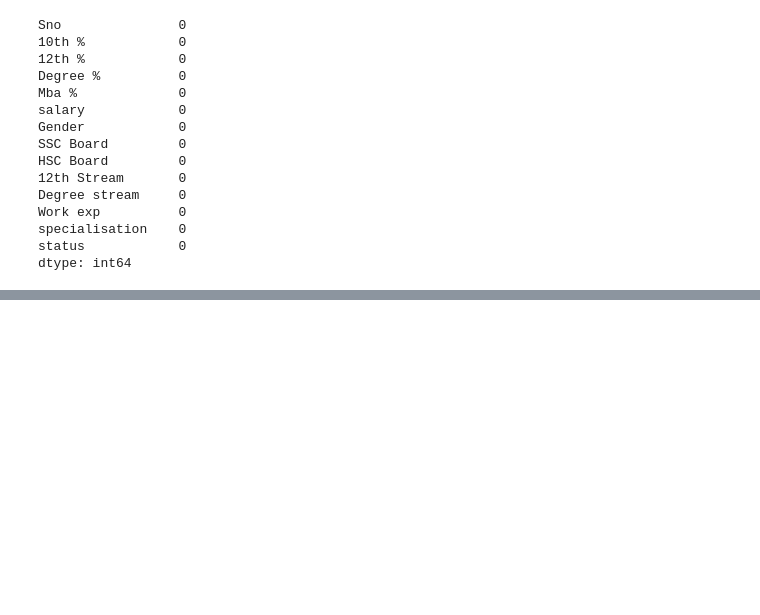
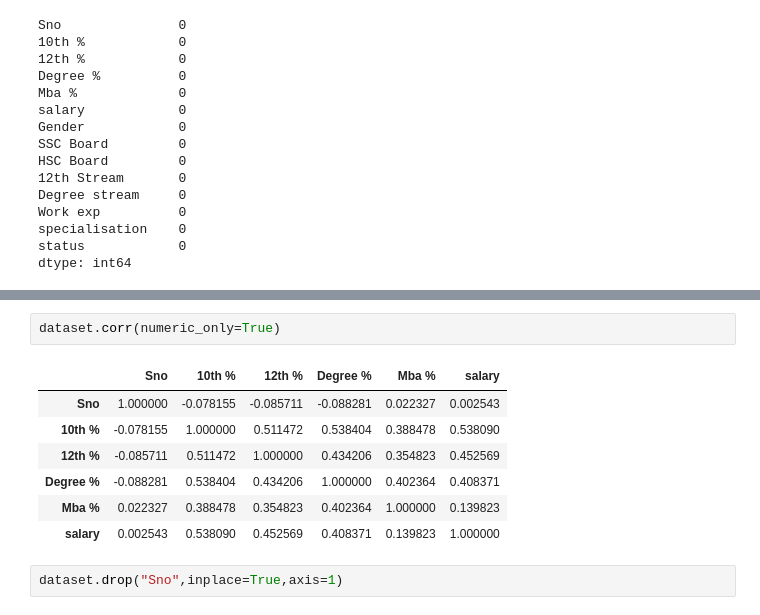
Before and after one commit to sririnesh/Bivariate, a Jupyter notebook: Bivariate.ipynb, the cells around one changed output, grey strips where cells are left out. Cells and saved outputs as stored; diff of their text form; blank space fills up the shorter version.

```diff
--- a/Bivariate.ipynb
+++ b/Bivariate.ipynb
@@ -50,0 +57,12 @@ ValueError: could not convert string to float: 'M'
+# %%
+dataset.corr(numeric_only=True)
+# %% [output]
+|  | Sno | 10th % | 12th % | Degree % | Mba % | salary |
+| Sno | 1.000000 | -0.078155 | -0.085711 | -0.088281 | 0.022327 | 0.002543 |
+| 10th % | -0.078155 | 1.000000 | 0.511472 | 0.538404 | 0.388478 | 0.538090 |
+| 12th % | -0.085711 | 0.511472 | 1.000000 | 0.434206 | 0.354823 | 0.452569 |
+| Degree % | -0.088281 | 0.538404 | 0.434206 | 1.000000 | 0.402364 | 0.408371 |
+| Mba % | 0.022327 | 0.388478 | 0.354823 | 0.402364 | 1.000000 | 0.139823 |
+| salary | 0.002543 | 0.538090 | 0.452569 | 0.408371 | 0.139823 | 1.000000 |
+# %%
+dataset.drop("Sno",inplace=True,axis=1)
```
Also changed, not shown: parts of 18 cells of this notebook.
